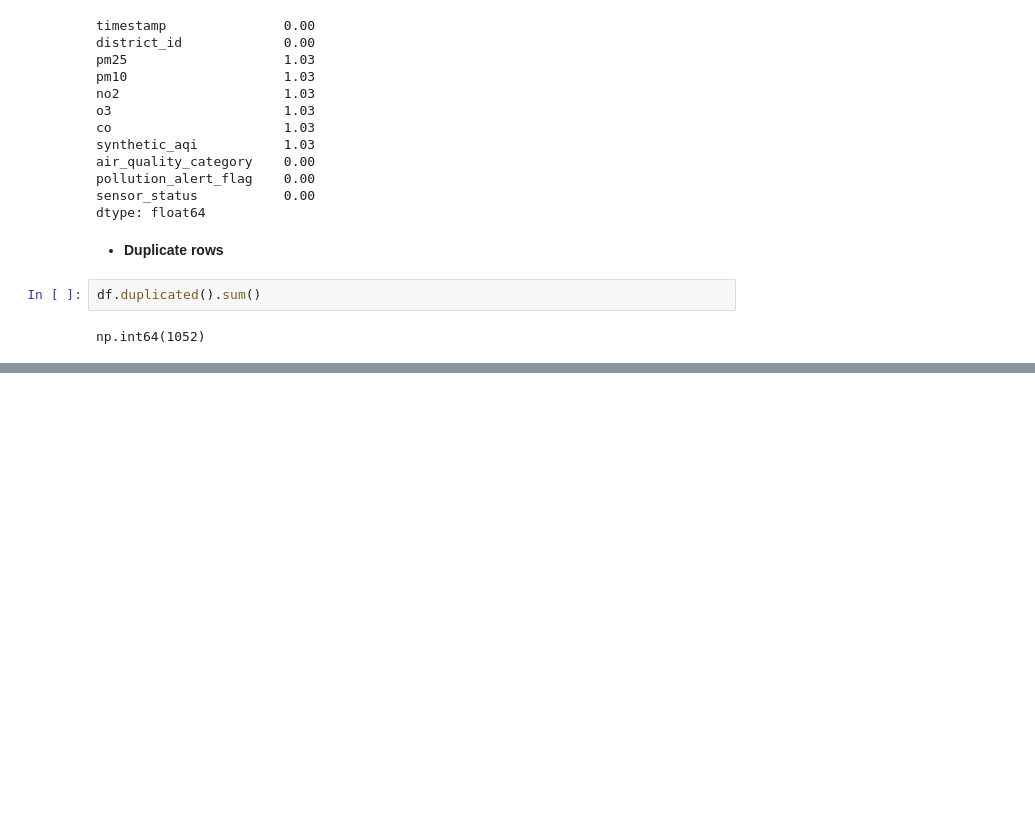
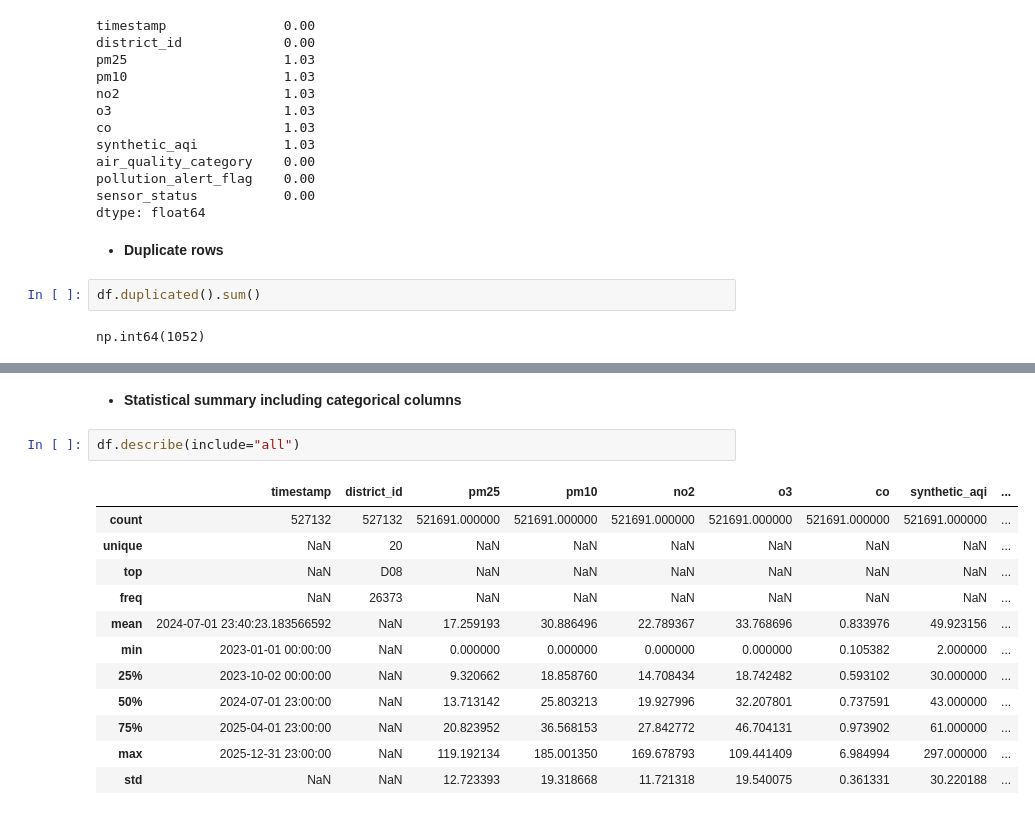
Before and after one commit to geershatisaxena/AQI-Data-Analysis, a Jupyter notebook: air quality.ipynb, the cells around one changed output, grey strips where cells are left out. Saved outputs shown, nothing was run; the diff lists cells and outputs as text; blank space fills up the shorter version.

```diff
--- a/air quality.ipynb
+++ b/air quality.ipynb
@@ -162,0 +177,17 @@ np.int64(1052)
+# %% [markdown]
+- **Statistical summary including categorical columns**
+# %%
+df.describe(include="all")
+# %% [output]
+|  | timestamp | district_id | pm25 | pm10 | no2 | o3 | co | synthetic_aqi | ... |
+| count | 527132 | 527132 | 521691.000000 | 521691.000000 | 521691.000000 | 521691.000000 | 521691.000000 | 521691.000000 | ... |
+| unique | NaN | 20 | NaN | NaN | NaN | NaN | NaN | NaN | ... |
+| top | NaN | D08 | NaN | NaN | NaN | NaN | NaN | NaN | ... |
+| freq | NaN | 26373 | NaN | NaN | NaN | NaN | NaN | NaN | ... |
+| mean | 2024-07-01 23:40:23.183566592 | NaN | 17.259193 | 30.886496 | 22.789367 | 33.768696 | 0.833976 | 49.923156 | ... |
+| min | 2023-01-01 00:00:00 | NaN | 0.000000 | 0.000000 | 0.000000 | 0.000000 | 0.105382 | 2.000000 | ... |
+| 25% | 2023-10-02 00:00:00 | NaN | 9.320662 | 18.858760 | 14.708434 | 18.742482 | 0.593102 | 30.000000 | ... |
+| 50% | 2024-07-01 23:00:00 | NaN | 13.713142 | 25.803213 | 19.927996 | 32.207801 | 0.737591 | 43.000000 | ... |
+| 75% | 2025-04-01 23:00:00 | NaN | 20.823952 | 36.568153 | 27.842772 | 46.704131 | 0.973902 | 61.000000 | ... |
+| max | 2025-12-31 23:00:00 | NaN | 119.192134 | 185.001350 | 169.678793 | 109.441409 | 6.984994 | 297.000000 | ... |
+| std | NaN | NaN | 12.723393 | 19.318668 | 11.721318 | 19.540075 | 0.361331 | 30.220188 | ... |
```
Also changed, not shown: parts of 2 cells of this notebook.
